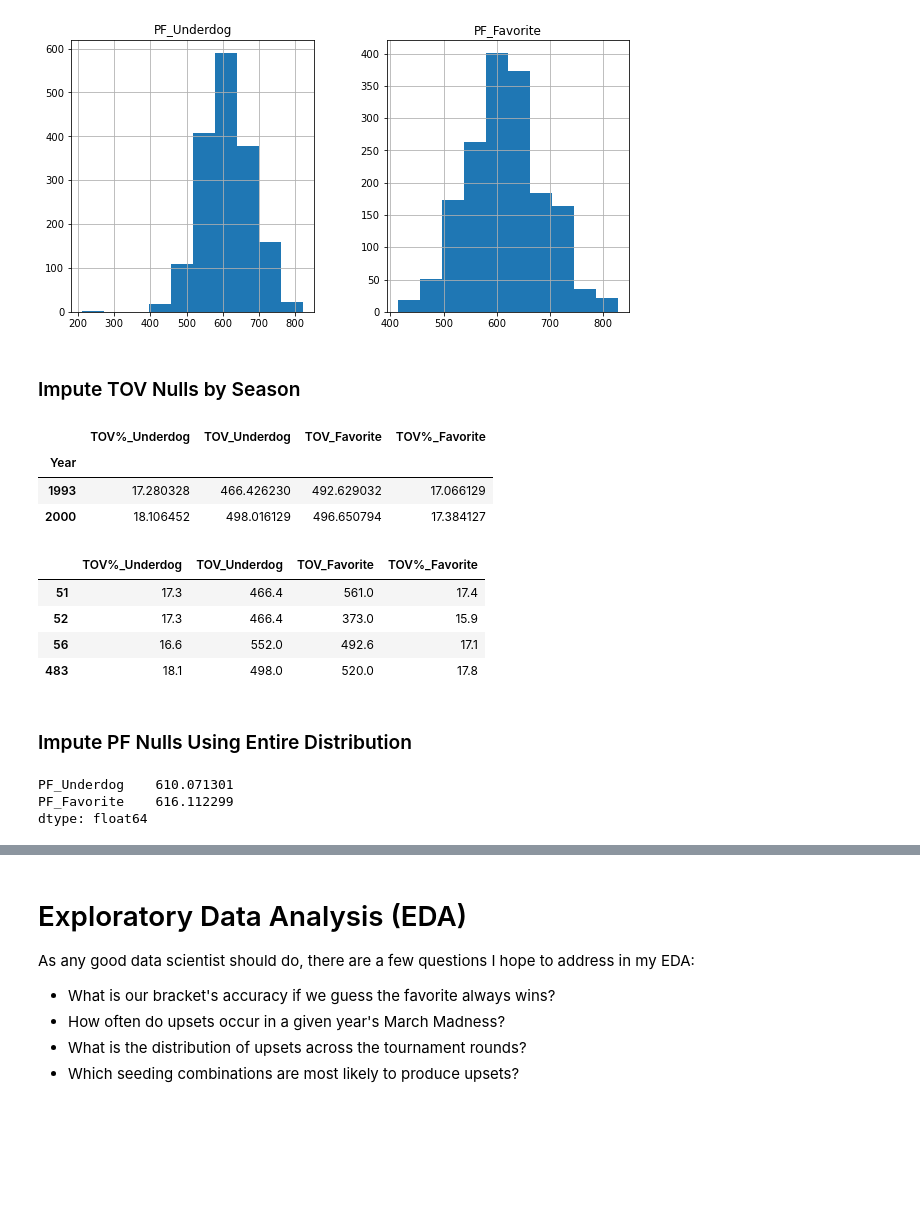
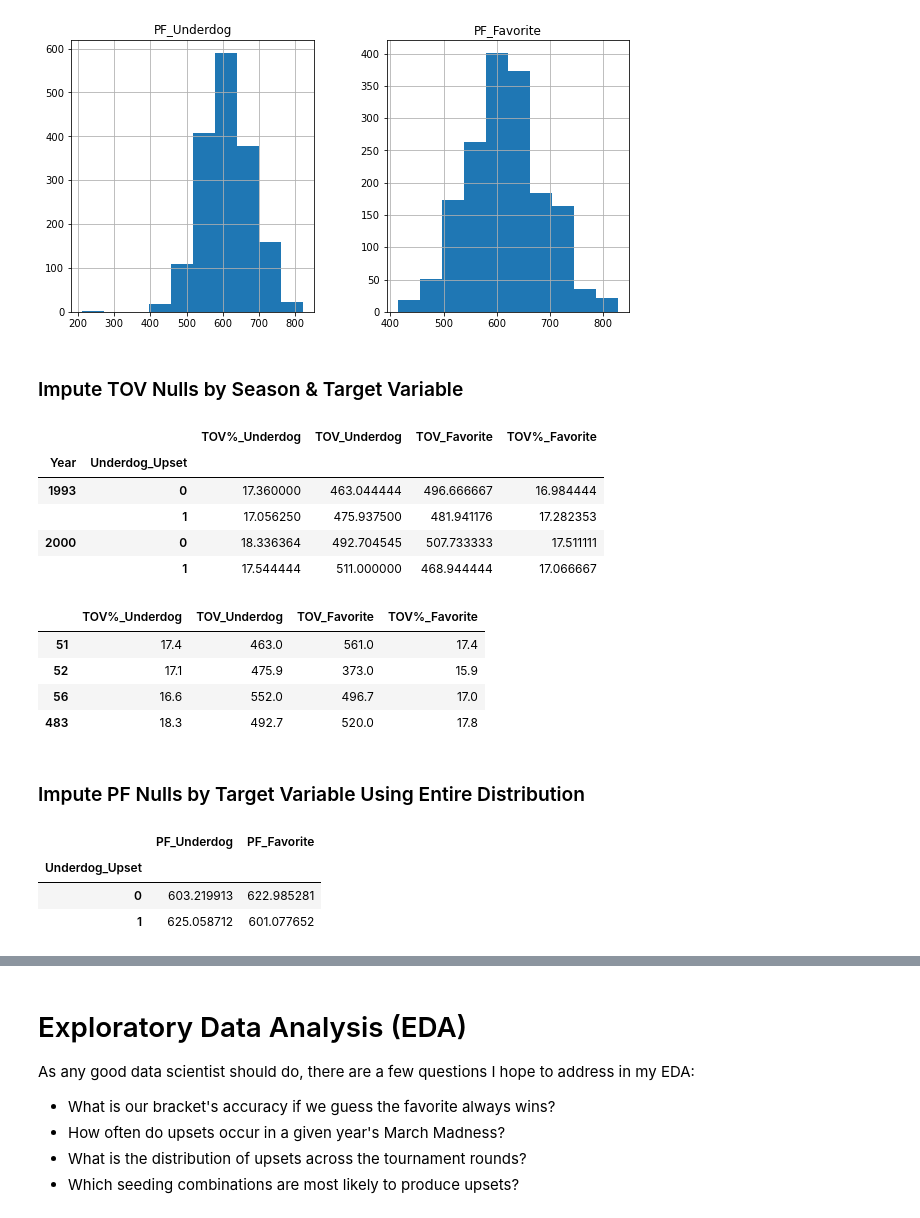
Before and after one commit to matthew-agard/March-Madness-Predictions, a Jupyter notebook: 2022-beta/2021_March_Madness_Predictions.ipynb, the cells around one changed output, grey strips where cells are left out. Saved outputs shown, nothing was run; the diff lists cells and outputs as text; code cells hidden in the pictures; blank space fills up the shorter version.

```diff
--- a/2021-test/2021_March_Madness_Predictions.ipynb
+++ b/2022-beta/2021_March_Madness_Predictions.ipynb
@@ -13,7 +13,7 @@ warnings.filterwarnings("ignore")
 
 from datetime import datetime
 start_year = 1993
-curr_year = datetime.now().year
+curr_year = datetime.now().year - 1 #2022-beta project tested on 2021 tourney
 # %%
 # Custom API
 from sys import path
@@ -243,42 +245,47 @@ array([[<AxesSubplot:title={'center':'PF_Underdog'}>,
         <AxesSubplot:title={'center':'PF_Favorite'}>]], dtype=object)
 [figure]
 # %% [markdown]
-### Impute TOV Nulls by Season
+### Impute TOV Nulls by Season & Target Variable
 # %%
 # Retrieve TOV feature means by season; only include seasons that contain nulls
-tov_col_means = mm_matchups_df[tov_nulls_rows.columns].groupby('Year').mean()
+tov_col_means = mm_matchups_df[tov_nulls_rows.columns].groupby(['Year', 'Underdog_Upset']).mean()
 tov_col_means.loc[tov_null_years]
 # %% [output]
-|  | TOV%_Underdog | TOV_Underdog | TOV_Favorite | TOV%_Favorite |
-| Year |  |  |  |  |
-| 1993 | 17.280328 | 466.426230 | 492.629032 | 17.066129 |
-| 2000 | 18.106452 | 498.016129 | 496.650794 | 17.384127 |
+|  |  | TOV%_Underdog | TOV_Underdog | TOV_Favorite | TOV%_Favorite |
+| Year | Underdog_Upset |  |  |  |  |
+| 1993 | 0 | 17.360000 | 463.044444 | 496.666667 | 16.984444 |
+|  | 1 | 17.056250 | 475.937500 | 481.941176 | 17.282353 |
+| 2000 | 0 | 18.336364 | 492.704545 | 507.733333 | 17.511111 |
+|  | 1 | 17.544444 | 511.000000 | 468.944444 | 17.066667 |
 # %%
 for year in tov_null_years:
-    for col in tov_null_fills:
-        # Get feature's rows with nulls for given year
-        col_fill_rows = tov_nulls_rows[tov_nulls_rows['Year'] == year].index
-        # Get feature's mean for given year
-        col_year_mean = np.round(tov_col_means.loc[year, col], 1)
-        # Impute nulls of interest
-        mm_matchups_df.loc[col_fill_rows, col] = mm_matchups_df.loc[col_fill_rows, col].fillna(col_year_mean)
+    for label in [0, 1]:
+        for col in tov_null_fills:
+            # Get feature's rows with nulls for given year & label type
+            fill_condition = (tov_nulls_rows['Year'] == year) & (tov_nulls_rows['Underdog_Upset'] == label)
+            col_fill_rows = tov_nulls_rows[fill_condition].index
+            # Get feature's mean for given year
+            col_year_mean = np.round(tov_col_means.loc[(year, label), col], 1)
+            # Impute nulls of interest
+            mm_matchups_df.loc[col_fill_rows, col] = mm_matchups_df.loc[col_fill_rows, col].fillna(col_year_mean)
 
 # Display rows that originally had nulls to see if they match discovered feature means
 mm_matchups_df.loc[tov_nulls_rows.index, tov_null_fills]
 # %% [output]
 |  | TOV%_Underdog | TOV_Underdog | TOV_Favorite | TOV%_Favorite |
-| 51 | 17.3 | 466.4 | 561.0 | 17.4 |
-| 52 | 17.3 | 466.4 | 373.0 | 15.9 |
-| 56 | 16.6 | 552.0 | 492.6 | 17.1 |
-| 483 | 18.1 | 498.0 | 520.0 | 17.8 |
+| 51 | 17.4 | 463.0 | 561.0 | 17.4 |
+| 52 | 17.1 | 475.9 | 373.0 | 15.9 |
+| 56 | 16.6 | 552.0 | 496.7 | 17.0 |
+| 483 | 18.3 | 492.7 | 520.0 | 17.8 |
 # %% [markdown]
-### Impute PF Nulls Using Entire Distribution
+### Impute PF Nulls by Target Variable Using Entire Distribution
 # %%
 # Retrieve PF feature means; only found in one season
-pf_col_means = mm_matchups_df[pf_null_fills].mean()
-pf_col_means
+pf_col_means = mm_matchups_df[pf_nulls_rows.columns].groupby(['Underdog_Upset']).mean()
+pf_col_means.drop('Year', axis=1)
 # %% [output]
-PF_Underdog    610.071301
-PF_Favorite    616.112299
-dtype: float64
+|  | PF_Underdog | PF_Favorite |
+| Underdog_Upset |  |  |
+| 0 | 603.219913 | 622.985281 |
+| 1 | 625.058712 | 601.077652 |
 # %%
```
Also changed, not shown: parts of 15 cells of this notebook, 2 other files.
